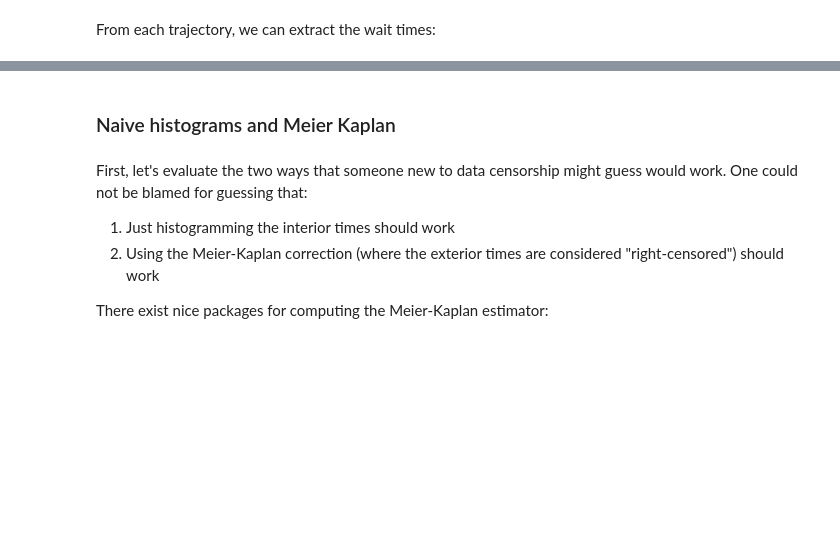
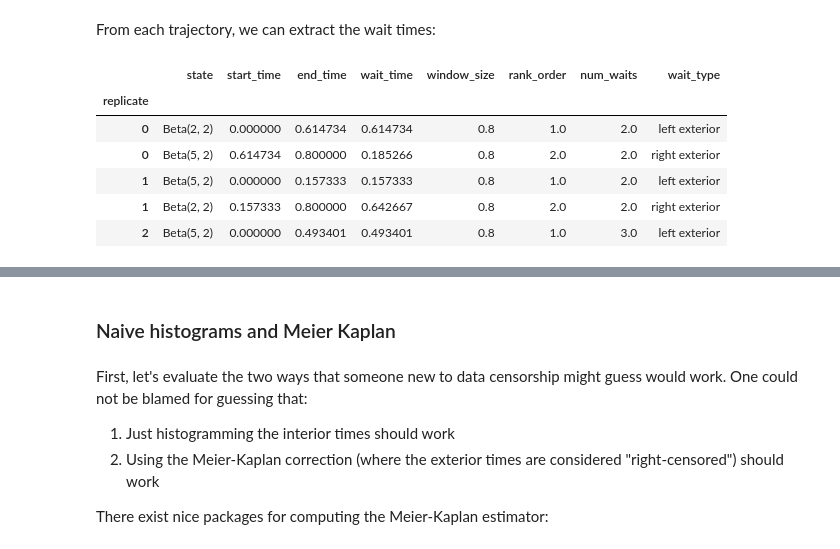
Before and after one commit to brunobeltran/multi_locus_analysis, a Jupyter notebook: doc/source/finite_window.ipynb, the cells around one changed output, grey strips where cells are left out. Saved outputs shown, nothing was run; the diff lists cells and outputs as text; code cells hidden in the pictures; blank space fills up the shorter version.

```diff
--- a/doc/source/finite_window.ipynb
+++ b/doc/source/finite_window.ipynb
@@ -134,3 +141,18 @@ trajs.head()
 # %% [markdown]
 From each trajectory, we can extract the wait times:
+# %%
+waits = fw.sim_to_obs(trajs)
+# %%
+waits['wait_type'] = waits['wait_type'].astype(str)
+waits.loc[waits['wait_type'] == 'doubly exterior', 'wait_type'] = 'full exterior'
+# %%
+waits.head()
+# %% [output]
+|  | state | start_time | end_time | wait_time | window_size | rank_order | num_waits | wait_type |
+| replicate |  |  |  |  |  |  |  |  |
+| 0 | Beta(2, 2) | 0.000000 | 0.614734 | 0.614734 | 0.8 | 1.0 | 2.0 | left exterior |
+| 0 | Beta(5, 2) | 0.614734 | 0.800000 | 0.185266 | 0.8 | 2.0 | 2.0 | right exterior |
+| 1 | Beta(5, 2) | 0.000000 | 0.157333 | 0.157333 | 0.8 | 1.0 | 2.0 | left exterior |
+| 1 | Beta(2, 2) | 0.157333 | 0.800000 | 0.642667 | 0.8 | 2.0 | 2.0 | right exterior |
+| 2 | Beta(5, 2) | 0.000000 | 0.493401 | 0.493401 | 0.8 | 1.0 | 3.0 | left exterior |
 # %%
```
Also changed, not shown: parts of 5 cells of this notebook, 2 other files.
